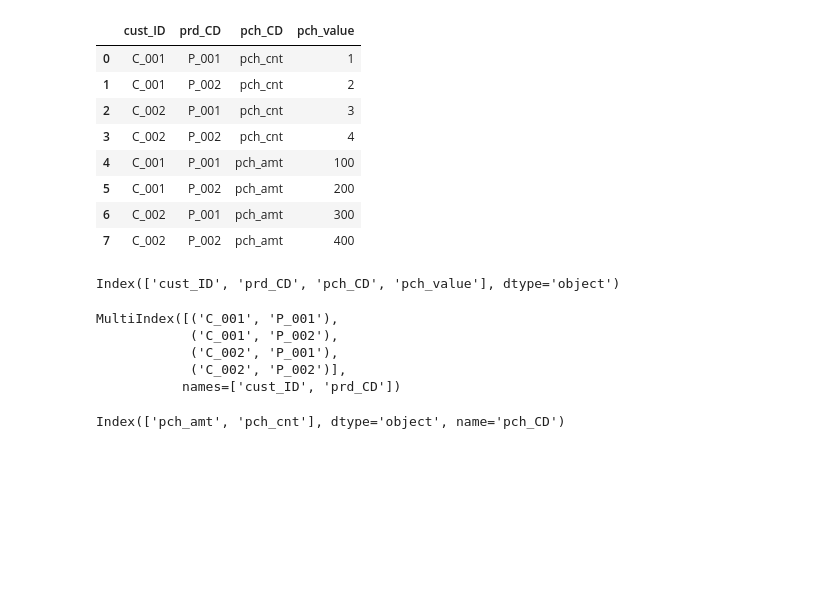
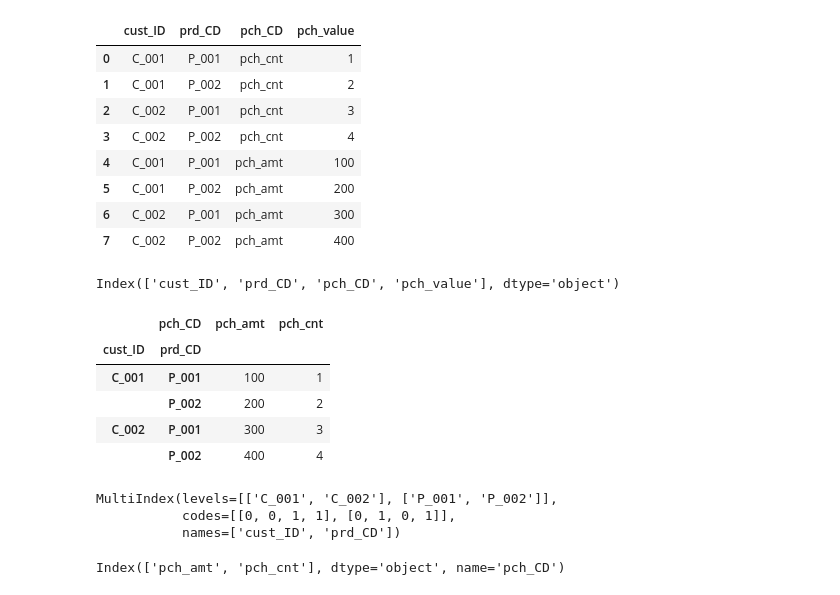
Before and after one commit to chloecmin/MultiCampus-AI-Engineering-based-on-Deep-Learning, a Jupyter notebook: 200914/20200914.ipynb, the cells around one changed output. Cells and saved outputs as stored; diff of their text form; code cells hidden in the pictures; blank space fills up the shorter version.

```diff
--- a/200914/20200914.ipynb
+++ b/200914/20200914.ipynb
@@ -717,13 +727,21 @@ Index(['cust_ID', 'prd_CD', 'pch_CD', 'pch_value'], dtype='object')
 datamelt_pivot=pd.pivot_table(data_melt, index=['cust_ID', 'prd_CD'],
               columns='pch_CD',
               values='pch_value')
-datamelt_pivot.index
-# %% [output]
-MultiIndex([('C_001', 'P_001'),
-            ('C_001', 'P_002'),
-            ('C_002', 'P_001'),
-            ('C_002', 'P_002')],
-           names=['cust_ID', 'prd_CD'])
+# %%
+datamelt_pivot
+# %% [output]
+|  | pch_CD | pch_amt | pch_cnt |
+| cust_ID | prd_CD |  |  |
+| C_001 | P_001 | 100 | 1 |
+|  | P_002 | 200 | 2 |
+| C_002 | P_001 | 300 | 3 |
+|  | P_002 | 400 | 4 |
+# %%
+datamelt_pivot.index
+# %% [output]
+MultiIndex(levels=[['C_001', 'C_002'], ['P_001', 'P_002']],
+           codes=[[0, 0, 1, 1], [0, 1, 0, 1]],
+           names=['cust_ID', 'prd_CD'])
 # %%
 datamelt_pivot.columns
 # %% [output]
```
Also changed, not shown: parts of 4 cells of this notebook, 4 other files.
